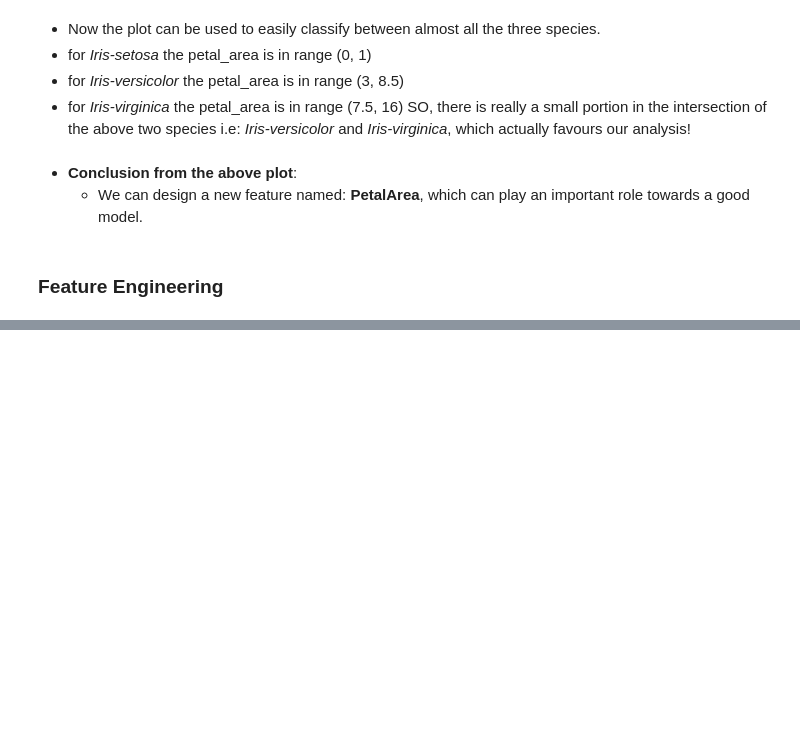
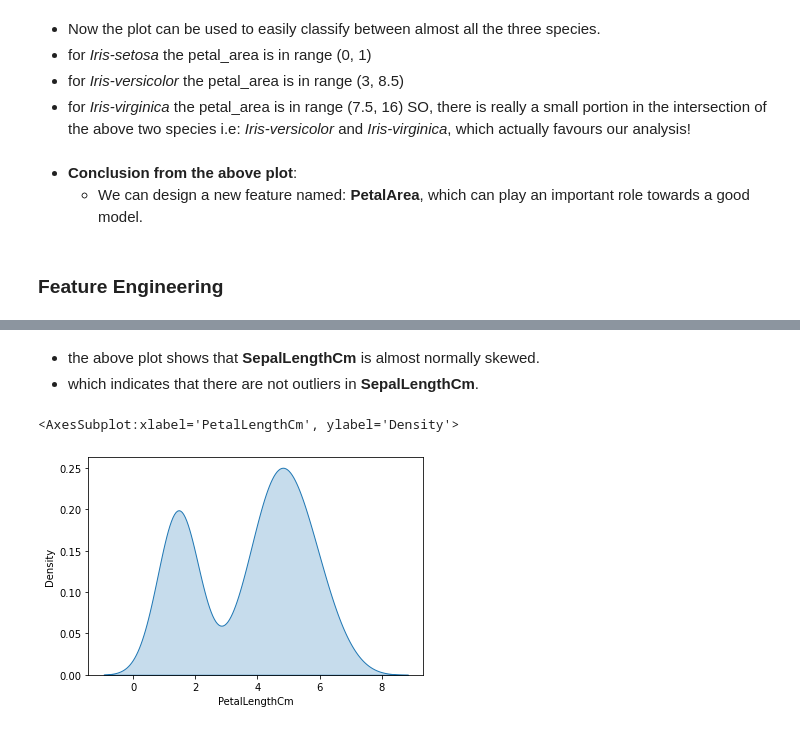
Before and after one commit to RedocamaI/Prediction-using-Decision-Algorithm, a Jupyter notebook: classify.ipynb, the cells around one changed output, grey strips where cells are left out. Cells and saved outputs as stored; diff of their text form; code cells hidden in the pictures; blank space fills up the shorter version.

```diff
--- a/classify.ipynb
+++ b/classify.ipynb
@@ -195,0 +264,8 @@ sns.heatmap(iris_data.corr(), cbar=True, annot=True, cmap='Blues')
+# %% [markdown]
+- the above plot shows that **SepalLengthCm** is almost normally skewed.
+- which indicates that there are not outliers in **SepalLengthCm**.
+# %%
+sns.kdeplot(data=iris_data['PetalLengthCm'], shade=True)
+# %% [output]
+<AxesSubplot:xlabel='PetalLengthCm', ylabel='Density'>
+[figure, added]
```
Also changed, not shown: parts of 24 cells of this notebook.
